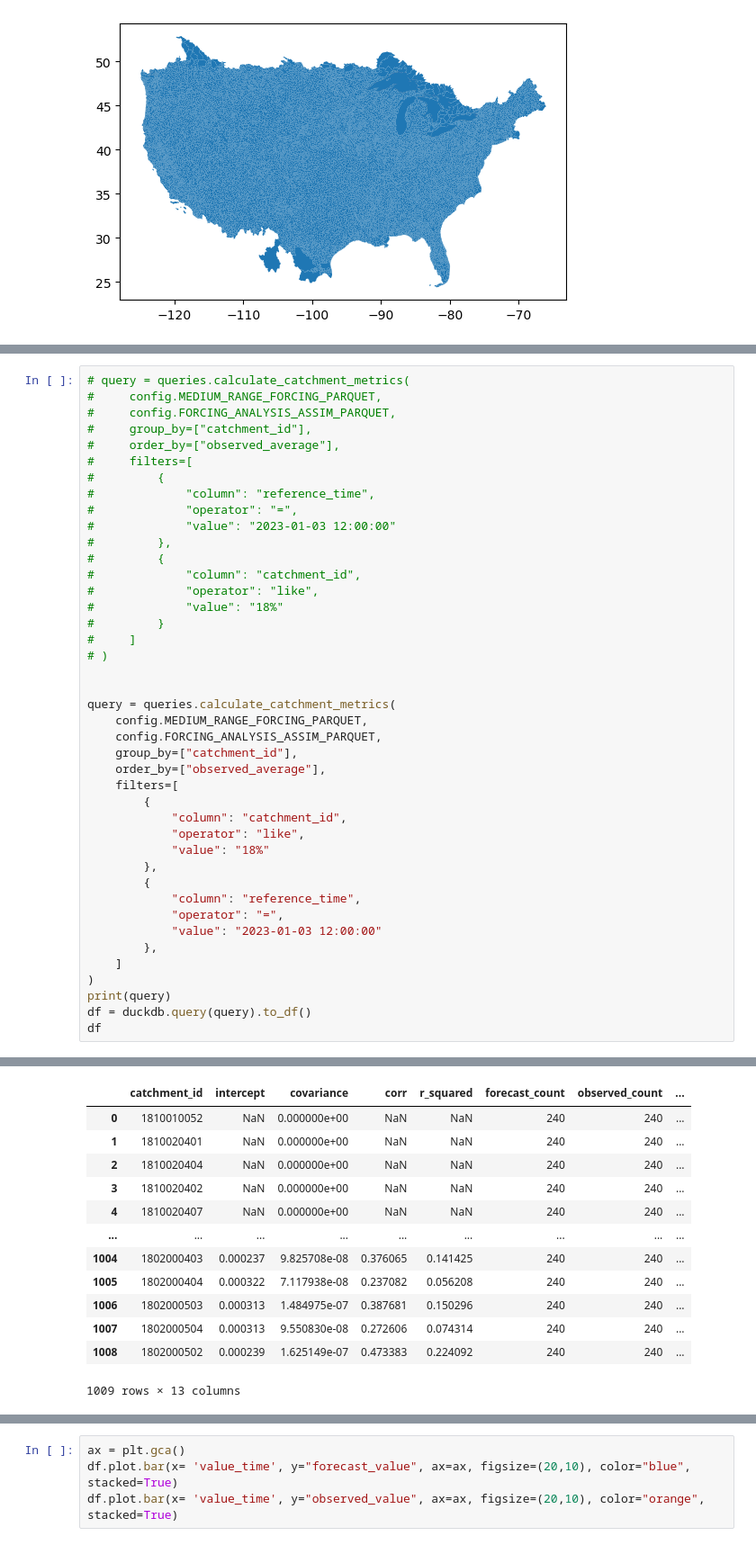
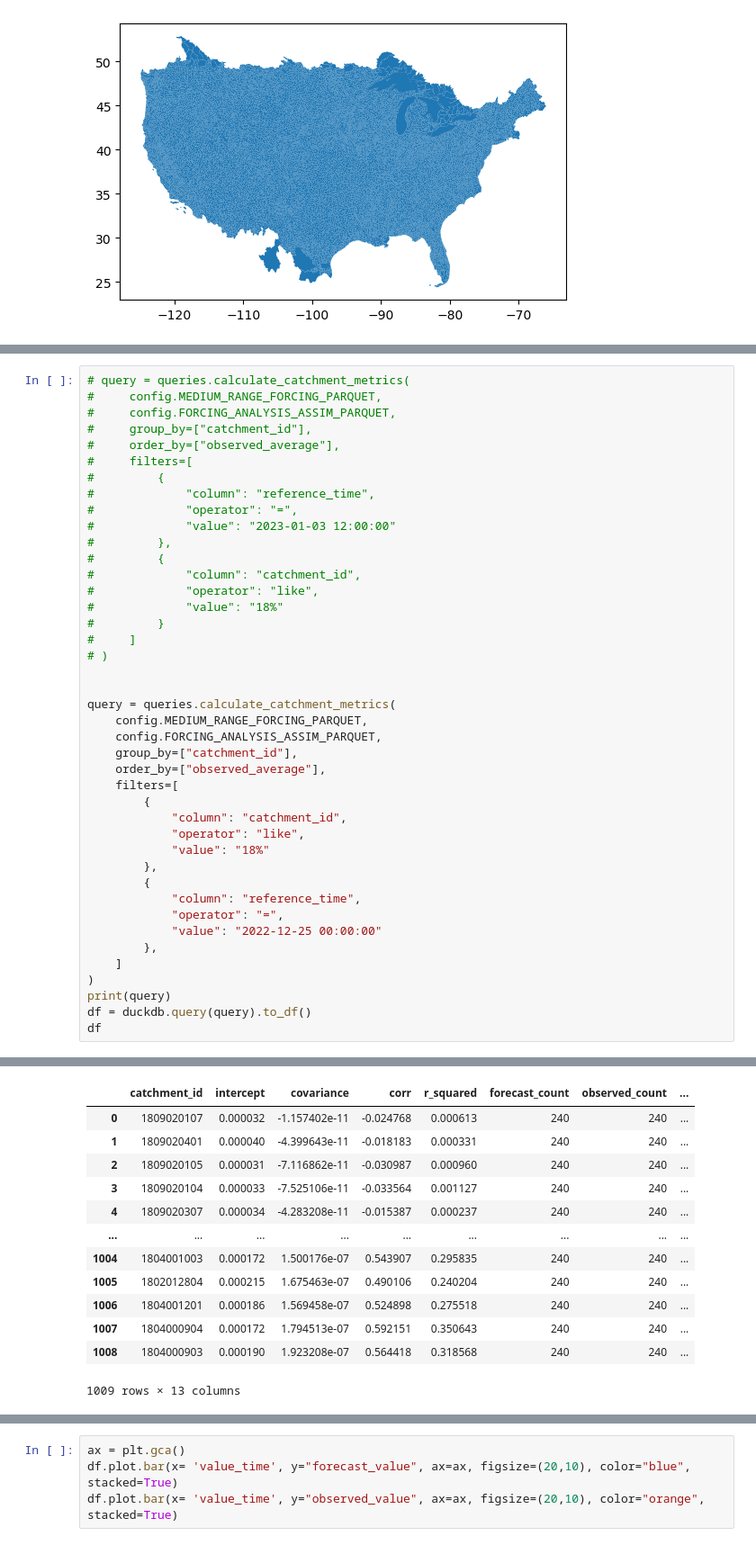
Before and after one commit to RTIInternational/hydro-evaluation, a Jupyter notebook: src/evaluation/queries/explore_map.ipynb, the cells around one changed output, grey strips where cells are left out. Shown: that part at 90% size. Drawn from its saved outputs; the diff is of its cells as text.

```diff
--- a/src/evaluation/queries/explore_map.ipynb
+++ b/src/evaluation/queries/explore_map.ipynb
@@ -86,7 +131,7 @@ query = queries.calculate_catchment_metrics(
         {
             "column": "reference_time",
             "operator": "=",
-            "value": "2023-01-03 12:00:00"
+            "value": "2022-12-25 00:00:00"
         },
     ]
 )
@@ -110,19 +155,19 @@ df
             catchment_id
         ORDER BY
             observed_average
     ;
 |  | catchment_id | intercept | covariance | corr | r_squared | forecast_count | observed_count | ... |
-| 0 | 1810010052 | NaN | 0.000000e+00 | NaN | NaN | 240 | 240 | ... |
-| 1 | 1810020401 | NaN | 0.000000e+00 | NaN | NaN | 240 | 240 | ... |
-| 2 | 1810020404 | NaN | 0.000000e+00 | NaN | NaN | 240 | 240 | ... |
-| 3 | 1810020402 | NaN | 0.000000e+00 | NaN | NaN | 240 | 240 | ... |
-| 4 | 1810020407 | NaN | 0.000000e+00 | NaN | NaN | 240 | 240 | ... |
+| 0 | 1809020107 | 0.000032 | -1.157402e-11 | -0.024768 | 0.000613 | 240 | 240 | ... |
+| 1 | 1809020401 | 0.000040 | -4.399643e-11 | -0.018183 | 0.000331 | 240 | 240 | ... |
+| 2 | 1809020105 | 0.000031 | -7.116862e-11 | -0.030987 | 0.000960 | 240 | 240 | ... |
+| 3 | 1809020104 | 0.000033 | -7.525106e-11 | -0.033564 | 0.001127 | 240 | 240 | ... |
+| 4 | 1809020307 | 0.000034 | -4.283208e-11 | -0.015387 | 0.000237 | 240 | 240 | ... |
 | ... | ... | ... | ... | ... | ... | ... | ... | ... |
-| 1004 | 1802000403 | 0.000237 | 9.825708e-08 | 0.376065 | 0.141425 | 240 | 240 | ... |
-| 1005 | 1802000404 | 0.000322 | 7.117938e-08 | 0.237082 | 0.056208 | 240 | 240 | ... |
-| 1006 | 1802000503 | 0.000313 | 1.484975e-07 | 0.387681 | 0.150296 | 240 | 240 | ... |
-| 1007 | 1802000504 | 0.000313 | 9.550830e-08 | 0.272606 | 0.074314 | 240 | 240 | ... |
-| 1008 | 1802000502 | 0.000239 | 1.625149e-07 | 0.473383 | 0.224092 | 240 | 240 | ... |
+| 1004 | 1804001003 | 0.000172 | 1.500176e-07 | 0.543907 | 0.295835 | 240 | 240 | ... |
+| 1005 | 1802012804 | 0.000215 | 1.675463e-07 | 0.490106 | 0.240204 | 240 | 240 | ... |
+| 1006 | 1804001201 | 0.000186 | 1.569458e-07 | 0.524898 | 0.275518 | 240 | 240 | ... |
+| 1007 | 1804000904 | 0.000172 | 1.794513e-07 | 0.592151 | 0.350643 | 240 | 240 | ... |
+| 1008 | 1804000903 | 0.000190 | 1.923208e-07 | 0.564418 | 0.318568 | 240 | 240 | ... |
 1009 rows × 13 columns
 # %%
 # Join query to basins
```
Also changed, not shown: parts of 12 cells of this notebook, 7 other files.
